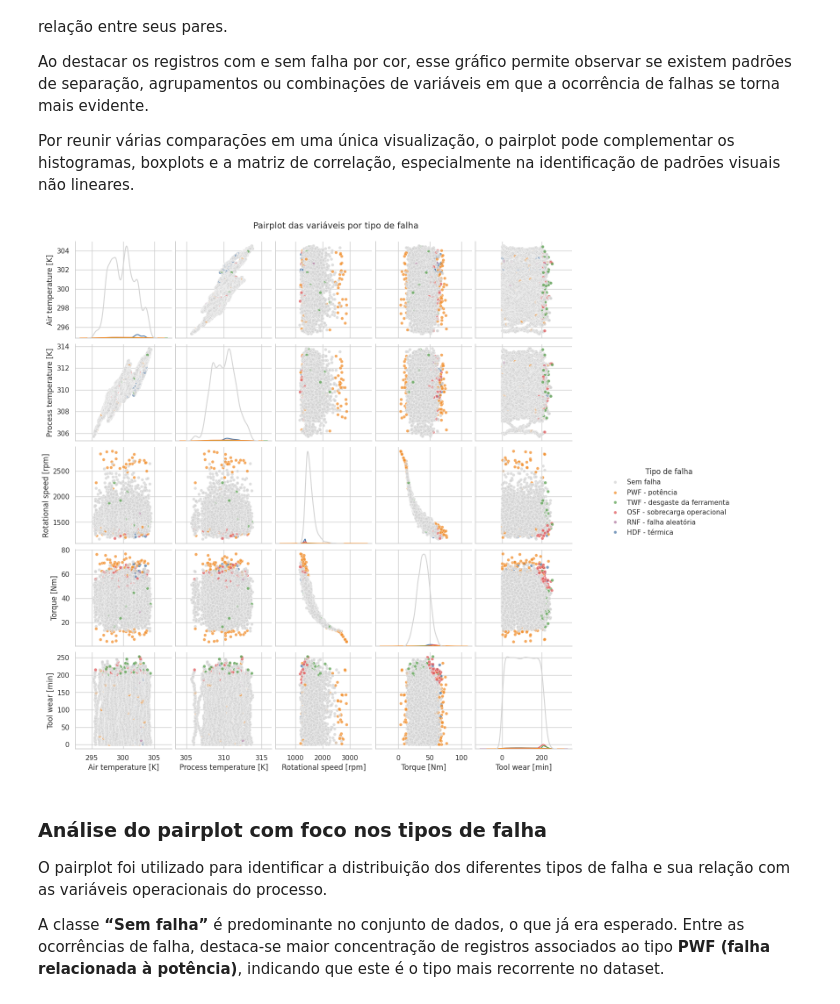
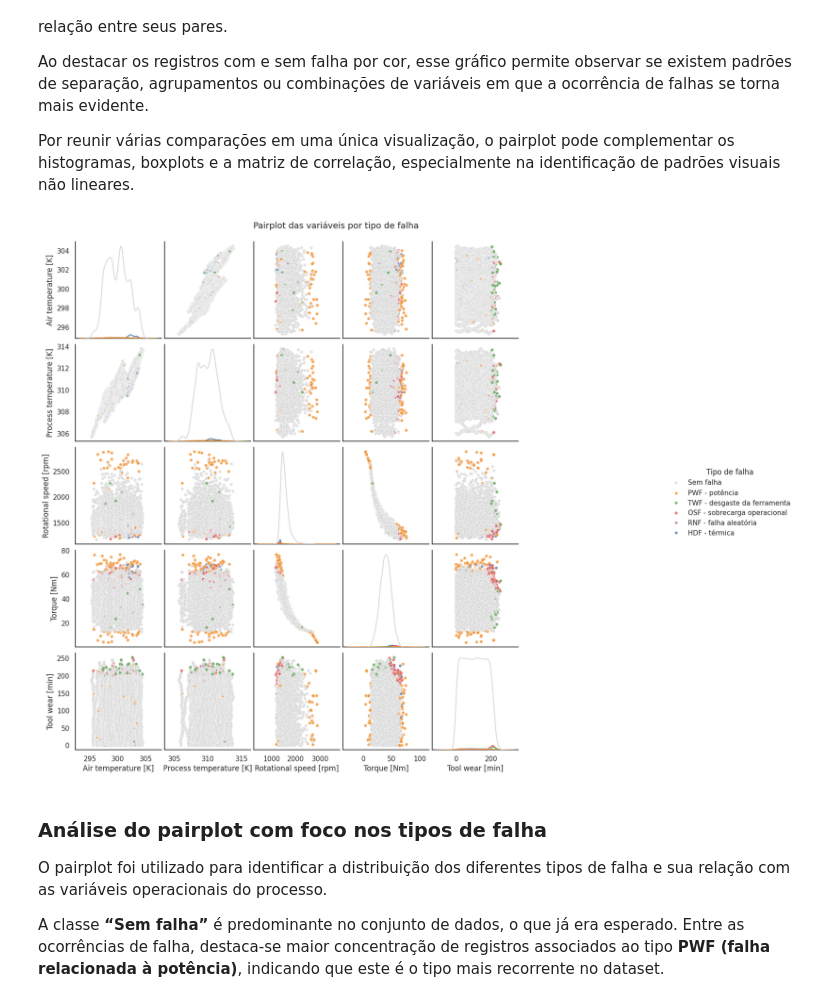
Before and after one commit to thaygorh/Analise-de-Dados-e-Boas-Praticas, a Jupyter notebook: mvp-analise-dados-e-boas-praticas.ipynb, the cells around one changed output. Saved outputs shown, nothing was run; the diff lists cells and outputs as text; code cells hidden in the pictures.

```diff
--- a/mvp-analise-dados-e-boas-praticas.ipynb
+++ b/mvp-analise-dados-e-boas-praticas.ipynb
@@ -610,4 +594,36 @@ df_analysis['Failure Type'] = df_analysis.apply(map_failure, axis=1)
 # %%
+import seaborn as sns
+import matplotlib.pyplot as plt
+
+# criar coluna com o tipo de falha
+def map_failure(row):
+    if row['TWF'] == 1:
+        return 'TWF'
+    elif row['HDF'] == 1:
+        return 'HDF'
+    elif row['PWF'] == 1:
+        return 'PWF'
+    elif row['OSF'] == 1:
+        return 'OSF'
+    elif row['RNF'] == 1:
+        return 'RNF'
+    else:
+        return 'No Failure'
+
+df_analysis['Failure Type'] = df_analysis.apply(map_failure, axis=1)
+
+sns.set(style="white", context="notebook")
+
+# IMPORTANTE: incluir todas as classes existentes
+palette = {
+    'No Failure': '#D9D9D9',
+    'PWF': '#F28E2B',
+    'TWF': '#59A14F',
+    'OSF': '#E15759',
+    'RNF': '#B07AA1',
+    'HDF': '#4E79A7'
+}
+
 g = sns.pairplot(
     df_analysis[
         [
@@ -626,36 +642,38 @@ g = sns.pairplot(
         's': 25,
         'alpha': 0.75
     },
     diag_kws={
         'fill': False
     }
 )
 
 g.fig.suptitle(
     'Pairplot das variáveis por tipo de falha',
     y=1.02,
     fontsize=14
 )
 
-# 🔥 mover legenda para fora
-g._legend.set_bbox_to_anchor((1.15, 0.5))
+# mover legenda para fora
+g._legend.set_bbox_to_anchor((1.25, 0.5))
 g._legend.set_title('Tipo de falha')
 
 novos_rotulos = [
     'Sem falha',
     'PWF - potência',
     'TWF - desgaste da ferramenta',
     'OSF - sobrecarga operacional',
     'RNF - falha aleatória',
     'HDF - térmica'
 ]
 
 for texto, novo in zip(g._legend.texts, novos_rotulos):
     texto.set_text(novo)
 
+g.fig.subplots_adjust(right=0.80)
+
 plt.show()
 # %% [output]
-[figure, old version]
+[figure, new version]
 # %% [markdown]
 ### Análise do pairplot com foco nos tipos de falha
 
```
Also changed, not shown: parts of 2 cells of this notebook.
